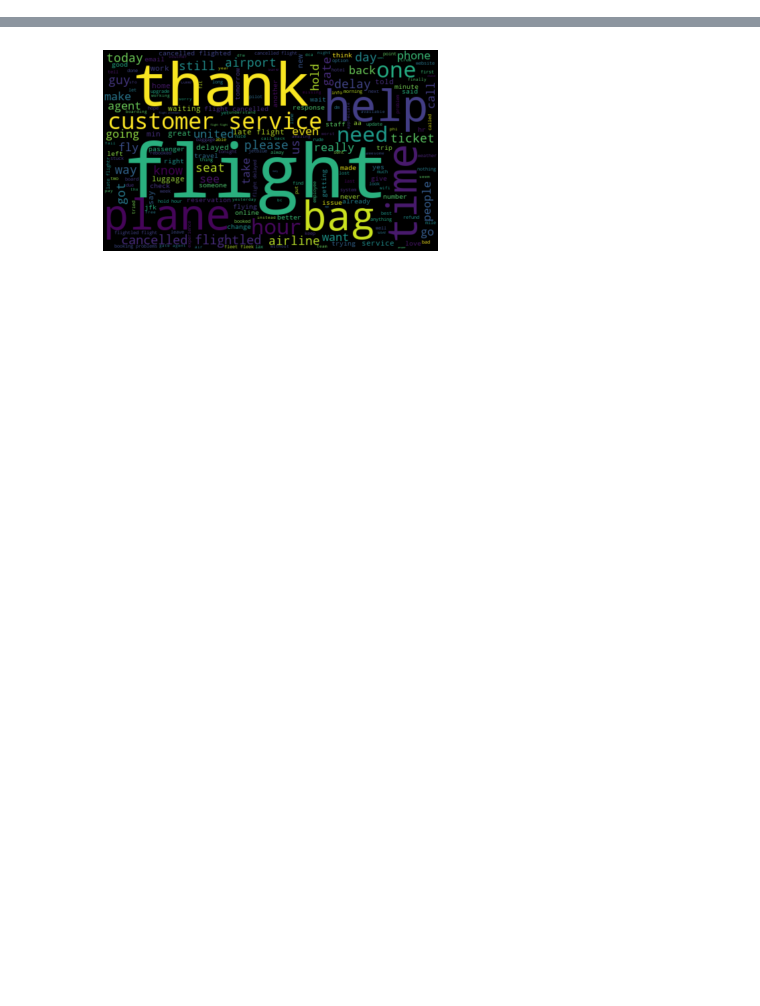
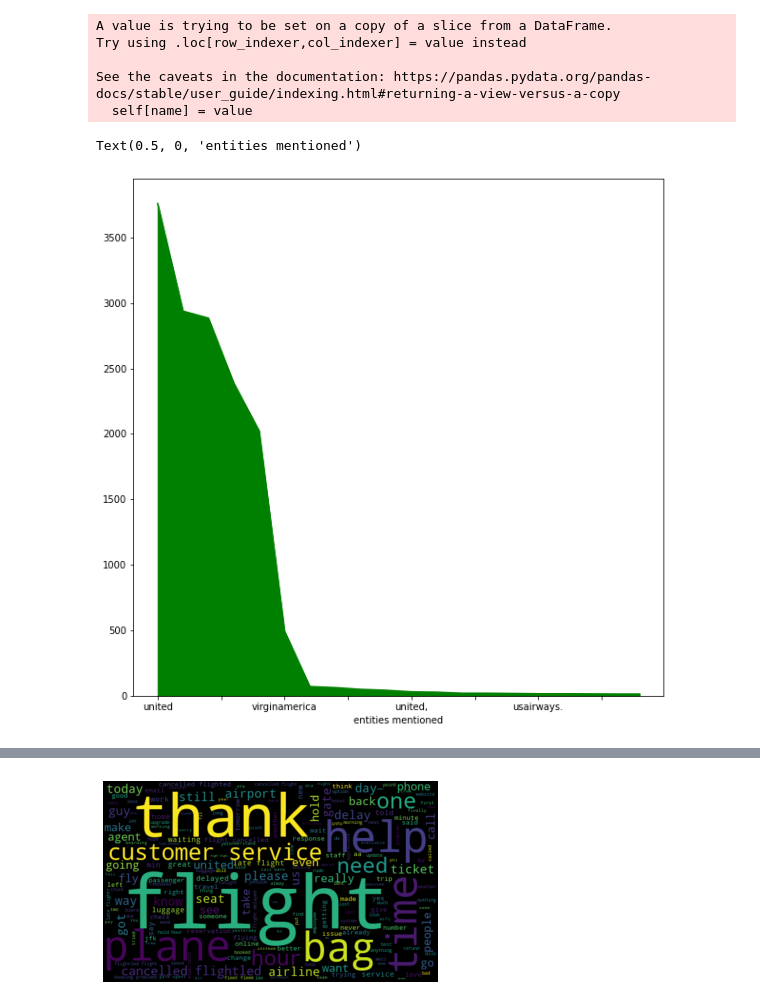
Before and after one commit to Internship-BVoc/G1_TwitterSentimentAnalysis, a Jupyter notebook: twitter_sentiment_analysis.ipynb, the cells around one changed output, grey strips where cells are left out. Saved outputs shown, nothing was run; the diff lists cells and outputs as text; code cells hidden in the pictures; blank space fills up the shorter version.

```diff
--- a/twitter_sentiment_analysis.ipynb
+++ b/twitter_sentiment_analysis.ipynb
@@ -66,6 +71,9 @@ df_data.text = df_data.text.apply(lambda x :decontracted(x))
 # @Words Removal from text
 df_data.text = [ " ".join([ sent for sent in text.split(" ") if sent.startswith("@") == False  ]) for text in df_data.text]
 
+#converting emojis to words.
+df_data.text = df_data.text.apply(lambda text : re.sub('_',' ',emoji.demojize(text)))
+
 #Punctuations Removal
 df_data.text = df_data.text.str.replace('[^\w\s]','')
 
@@ -77,3 +85,10 @@ df_data.text = df_data.text.apply(lambda text: lemmatizer.lemmatize(text))
 
 #Tokenization - We'll be using white space tokenizer as other tokenizers separate on condition which doesn't help us portray meaninng of words
 df_data['tokenised_text'] = [[word for word in word_tokenize(i)] for i in df_data.text]
+
+#MissingValues in Columns ['user_timezone','tweet_location']
+df_data.tweet_location,df_data.user_timezone = [df_data[i].fillna(df_data[i].value_counts().nlargest(n=1).index[0]) for i in ['tweet_location','user_timezone']]
+
+#Recheck for missing values
+print("No Missing Data" if (all(df_data.isna().any()==False )) else False)
+df_data.head(10)
@@ -79,0 +108,16 @@ df_data['tokenised_text'] = [[word for word in word_tokenize(i)] for i in df_dat
+# %%
+# Converting Array Tags into string and visualising them
+
+split_data = df_data.copy()
+split_data,split_data.tags = df_data.iloc[[i for i,j in enumerate(df_data['tags']) for value in j] , :],[value for i in df_data['tags'] for value in i]
+# split_data.head(10)
+split_data.tags.value_counts()[:20].plot.area(figsize=[10,10],color="g").set_xlabel('entities mentioned')
+#Maximum tweets mentioned {united airways},then {virginamerica}
+# %% [output]
+A value is trying to be set on a copy of a slice from a DataFrame.
+Try using .loc[row_indexer,col_indexer] = value instead
+
+See the caveats in the documentation: https://pandas.pydata.org/pandas-docs/stable/user_guide/indexing.html#returning-a-view-versus-a-copy
+  self[name] = value
+Text(0.5, 0, 'entities mentioned')
+[figure, added]
```
Also changed, not shown: parts of 15 cells of this notebook.
